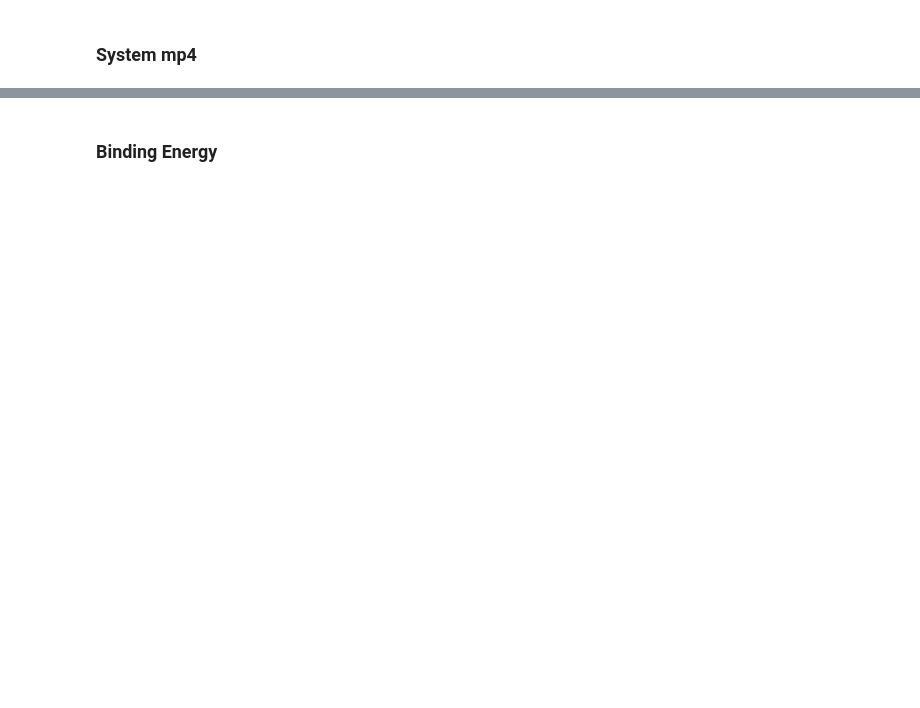
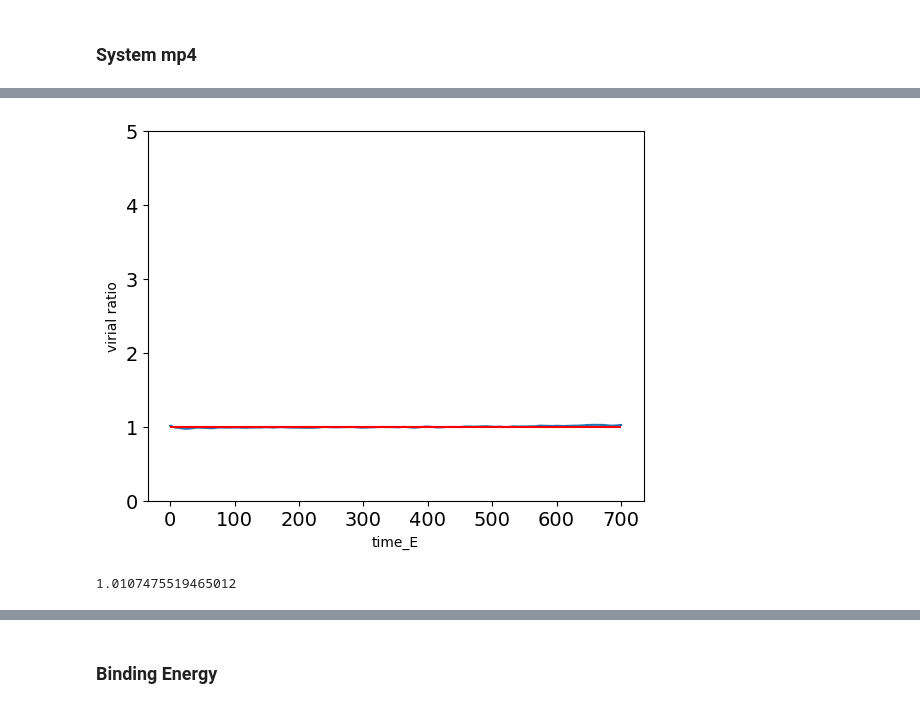
Before and after one commit to lisam10/stellar_systems_dynamics2024, a Jupyter notebook: final_exercise/Plotter.ipynb, the cells around one changed output, grey strips where cells are left out. Saved outputs shown, nothing was run; the diff lists cells and outputs as text; code cells hidden in the pictures; blank space fills up the shorter version.

```diff
--- a/final_exercise/Plotter.ipynb
+++ b/final_exercise/Plotter.ipynb
@@ -308,0 +334,25 @@ ani.save(gifname_2d, writer = animation.FFMpegWriter(fps=60))
+# %%
+#Get the total energies from the log file, in the CM frame
+def GetEnergy(filename, N):
+    file_output = open(filename, "r")
+    output = np.array(file_output.read().splitlines())
+
+    idx = np.where(output == output[9])[0] #Find the row with T and U
+
+    E = []
+    K = []
+    U = []
+    t = []
+
+    for i in idx:
+        t.append(float(output[i+1].split()[0]))
+        E.append(float(output[i + 1].split()[1]))
+        K.append(float(output[i + 1].split()[2]))
+        U.append(-float(output[i + 1].split()[3][:7]))
+
+    #K = (np.array(K) - K_CM) * M_sun / v_iu_cgs**2
+    #U = np.array(U) * G_p *
+    #E = np.add(K, U)
+
+    file_output.close()
+    return t, E, K, U
@@ -308,0 +375,19 @@ ani.save(gifname_2d, writer = animation.FFMpegWriter(fps=60))
+# %%
+virial_ratio = []
+for t in range(len(time_E)):
+    virial_ratio.append(2 * K[t] / ( - U[t]))
+
+plt.plot(time_E, virial_ratio)
+plt.hlines(1.0, 0, max(time_E), color = 'r')
+plt.xticks(fontsize=14)
+plt.yticks(fontsize=14)
+plt.xlabel('time_E')
+plt.ylabel('virial ratio')
+plt.ylim(0, 5)
+plt.show()
+# %% [output]
+[figure, added]
+# %%
+print(2 * K[0] / np.abs(U[0]))
+# %% [output]
+1.0107475519465012
```
Also changed, not shown: parts of 75 cells of this notebook, 2 other files.
